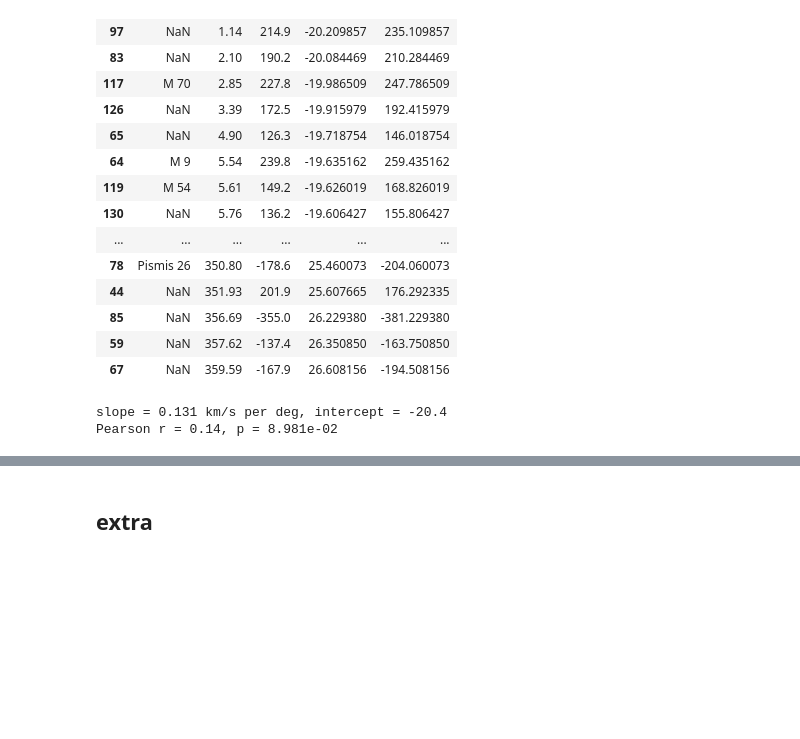
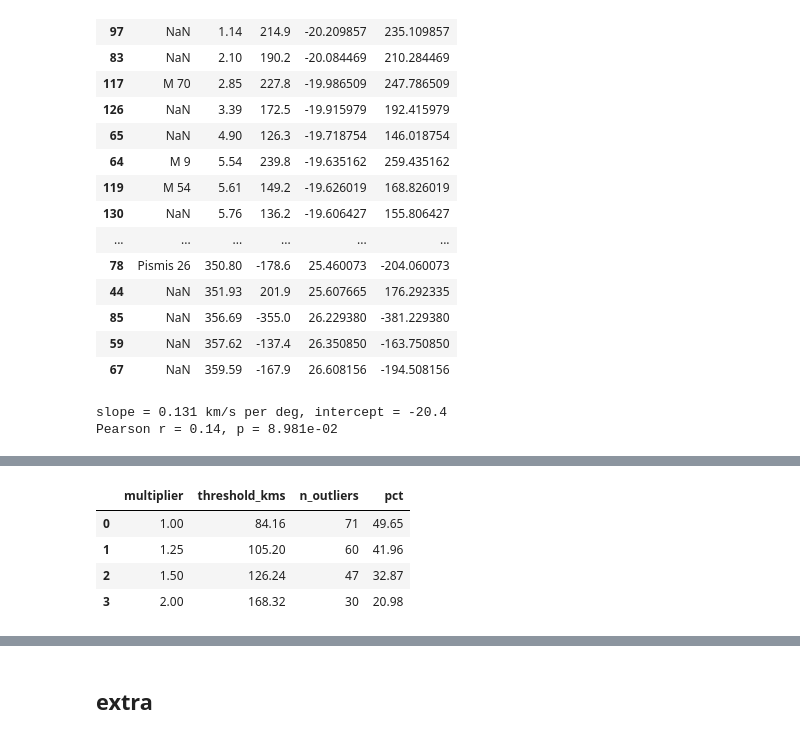
Before and after one commit to sleepdepr1ved/PHYS3116_Team, a Jupyter notebook: main.ipynb, the cells around one changed output, grey strips where cells are left out. Drawn from its saved outputs; the diff is of its cells as text; code cells hidden in the pictures; blank space fills up the shorter version.

Commit message:
created new ipynb with just rotation analysis for harris I and III. Made some changes or did some testing in the other files

```diff
--- a/main.ipynb
+++ b/main.ipynb
@@ -366,3 +352,96 @@ Sinusoidal fit: v0=-5.4, A=-122.8, L0=2.6
 | 67 | NaN | 359.59 | -167.9 | 26.608156 | -194.508156 |
 slope = 0.131 km/s per deg, intercept = -20.4
 Pearson r = 0.14, p = 8.981e-02
+# %%
+### === Accreted fractions & exports ===
+
+# Ensure OUT exists (if not already created above)
+try:
+    OUT
+except NameError:
+    OUT = "output"
+os.makedirs(OUT, exist_ok=True)
+
+# 1) Rotation-accreted fraction (outliers by MAD/P90 threshold from previous cell)
+total = len(df_rot)
+n_out = int(df_rot["rot_outlier"].sum())
+pct = 100.0 * n_out / total if total else 0.0
+print(f"[Rotation] Outliers: {n_out} / {total}  ->  {pct:.1f}%")
+
+# Save summary + outlier list
+summary = pd.DataFrame(
+    {"metric": ["rotation_total", "rotation_outliers", "rotation_outlier_pct"],
+     "value":   [total, n_out, pct]}
+)
+summary.to_csv(f"{OUT}/rotation_accreted_summary.csv", index=False)
+
+cols_basic = ["ID","Name","L","vel"]
+cols_extra = ["v_fit","v_resid"]
+cols_present = [c for c in cols_basic + cols_extra if c in df_rot.columns]
+df_rot.loc[df_rot["rot_outlier"], cols_present].to_csv(f"{OUT}/rotation_outliers.csv", index=False)
+
+# 2) Sensitivity sweep vs threshold multiplier (see how % changes)
+# Reuse residuals from your previous cell; compute if missing
+if "v_resid" not in df_rot.columns:
+    # fall back to linear fit residuals if needed
+    coef_tmp = np.polyfit(df_rot["L"].values, df_rot["vel"].values, 1)
+    fit_tmp = np.poly1d(coef_tmp)
+    df_rot["v_resid"] = df_rot["vel"].values - fit_tmp(df_rot["L"].values)
+
+resid = df_rot["v_resid"].to_numpy()
+mad = np.median(np.abs(resid - np.median(resid)))
+base_thr = mad if mad > 0 else np.quantile(np.abs(resid), 0.9)
+
+rows = []
+for mult in [1.0, 1.25, 1.5, 2.0]:
+    thr_m = mult * base_thr
+    mask = np.abs(resid) > thr_m
+    rows.append({
+        "multiplier": mult,
+        "threshold_kms": float(thr_m),
+        "n_outliers": int(mask.sum()),
+        "pct": 100.0 * mask.mean()
+    })
+sens = pd.DataFrame(rows)
+sens.to_csv(f"{OUT}/rotation_outlier_sensitivity.csv", index=False)
+display(sens.round(2))
+
+# 3) Combined accreted fraction (Rotation OR AMR), if an AMR flag exists
+# Accept either:
+#   - amr2 with columns ["ID", "AMR_outlier"], or
+#   - v   with columns ["ID" or "Name", "AMR_outlier"]
+def _find_amr_table():
+    if "amr2" in globals() and isinstance(globals()["amr2"], pd.DataFrame):
+        return "amr2", globals()["amr2"]
+    if "v" in globals() and isinstance(globals()["v"], pd.DataFrame) and "AMR_outlier" in globals()["v"].columns:
+        return "v", globals()["v"]
+    return None, None
+
+amr_name, amr_df = _find_amr_table()
+if amr_df is not None and "AMR_outlier" in amr_df.columns:
+    # choose a join key we actually share
+    join_key = "ID" if "ID" in amr_df.columns and "ID" in df_rot.columns else None
+    if join_key is None:
+        # try Name if ID not available
+        join_key = "Name" if "Name" in amr_df.columns and "Name" in df_rot.columns else None
+
+    if join_key is not None:
+        comb = df_rot[[join_key, "rot_outlier"]].merge(
+            amr_df[[join_key, "AMR_outlier"]],
+            on=join_key,
+            how="left"
+        )
+        comb["AMR_outlier"] = comb["AMR_outlier"].fillna(False)
+        comb["any_outlier"] = comb["rot_outlier"] | comb["AMR_outlier"]
+
+        tot = len(comb)
+        n_any = int(comb["any_outlier"].sum())
+        pct_any = 100.0 * n_any / tot if tot else 0.0
+
+        print(f"[Combined] Accreted candidates (Rotation ∪ AMR): {n_any} / {tot}  ->  {pct_any:.1f}%")
+        comb.to_csv(f"{OUT}/accreted_flags_combined.csv", index=False)
+    else:
+        print("[Combined] Skipped: no common join key (ID or Name) between rotation frame and AMR table.")
+else:
+    print("[Combined] Skipped: no AMR_outlier table found (add AMR flagging first).")
+# %% [output]
@@ -368,0 +449,5 @@ Pearson r = 0.14, p = 8.981e-02
+|  | multiplier | threshold_kms | n_outliers | pct |
+| 0 | 1.00 | 84.16 | 71 | 49.65 |
+| 1 | 1.25 | 105.20 | 60 | 41.96 |
+| 2 | 1.50 | 126.24 | 47 | 32.87 |
+| 3 | 2.00 | 168.32 | 30 | 20.98 |
```
Also changed, not shown: parts of 9 cells of this notebook, 22 other files.
